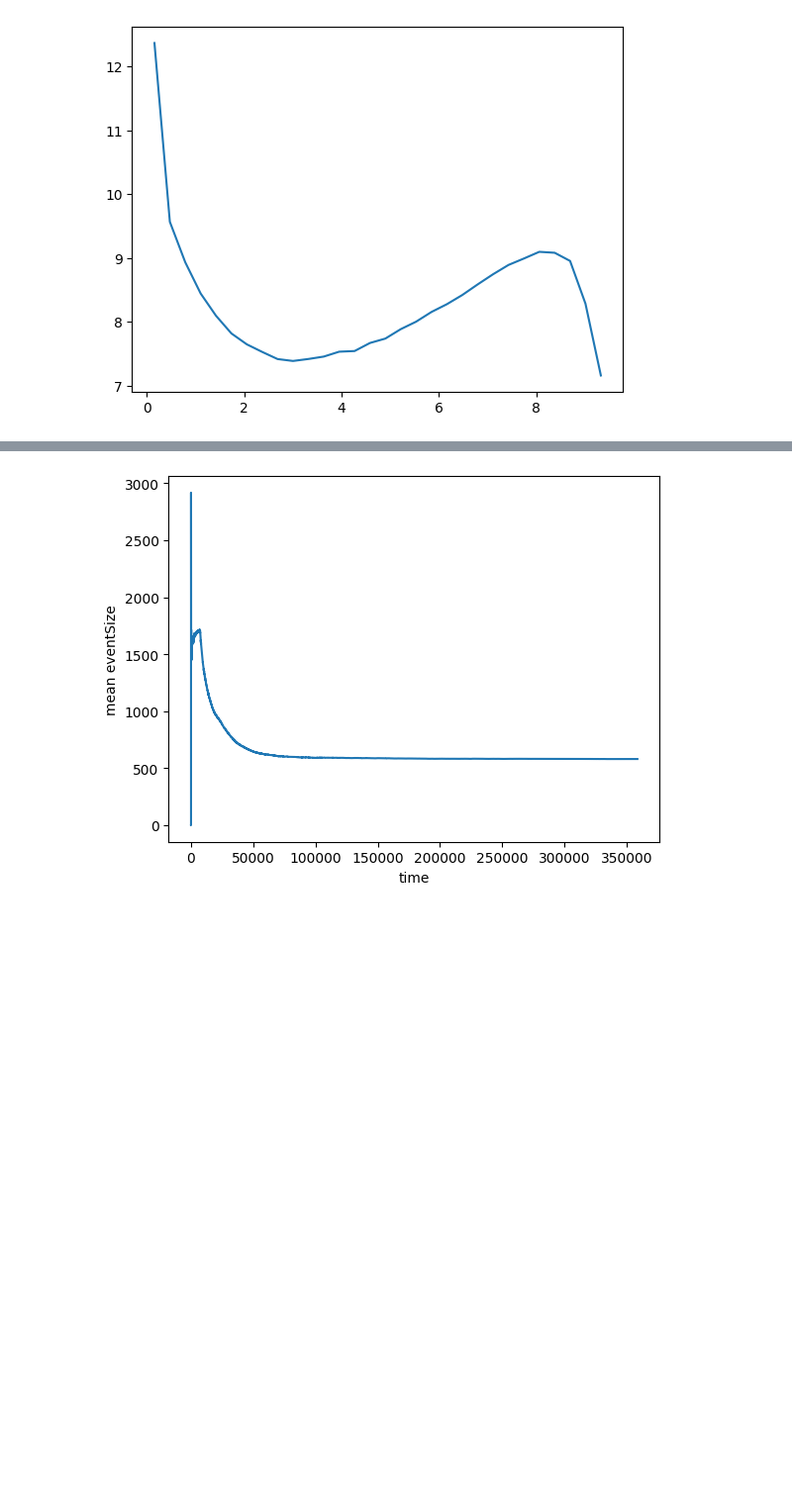
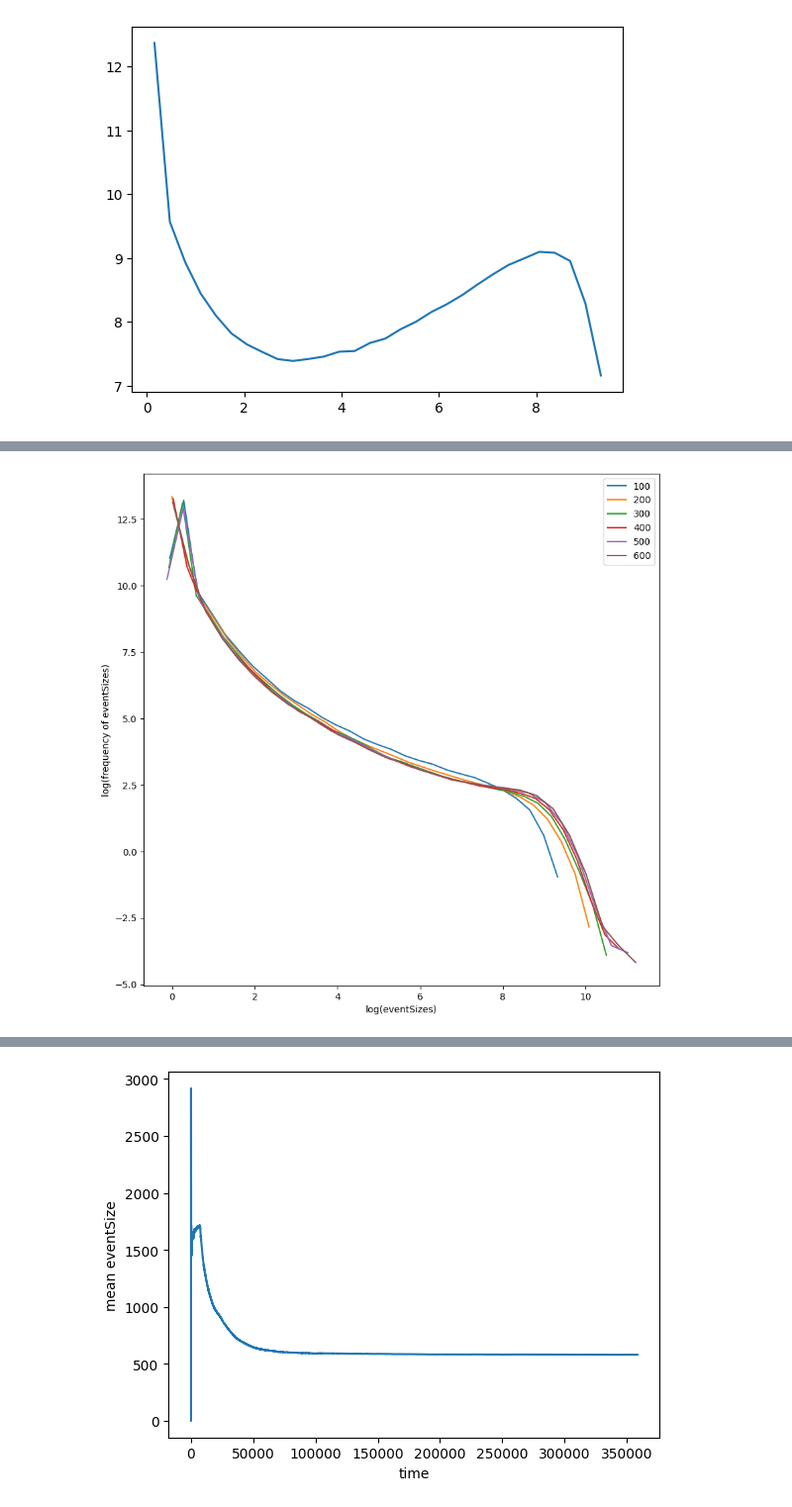
Before and after one commit to alireza-astane/Burridge_Knopoff_Model, a Jupyter notebook: BK_model/BKMoldel.ipynb, the cells around one changed output, grey strips where cells are left out. Shown at 99% size. Drawn from its saved outputs; the diff is of its cells as text; code cells hidden in the pictures; blank space fills up the shorter version.

```diff
--- a/BK_model/BKMoldel.ipynb
+++ b/BK_model/BKMoldel.ipynb
@@ -232,22 +266,79 @@ eventsSizes = torch.load("eventsSizes_100.pt")
 
 # plt.title("log(frequency of eventSizes) vs log(eventSizes) for independent sampling")
 
-bins = 50
-freq1,size1 = np.histogram((eventsSizes100).cpu(),bins=bins)
-freq2,size2 = np.histogram((eventsSizes200).cpu(),bins=bins)
-freq3,size3 = np.histogram((eventsSizes300).cpu(),bins=bins)
-freq4,size4 = np.histogram((eventsSizes400).cpu(),bins=bins)
-freq5,size5 = np.histogram((eventsSizes500).cpu(),bins=bins)
-freq6,size6 = np.histogram((eventsSizes600).cpu(),bins=bins)
+nbins = 50
+
+bins1 = np.logspace(np.log10(eventsSizes100.cpu()[eventsSizes100.cpu()   > 0].min()),np.log10((eventsSizes100.cpu().max())),nbins)
+bins2 = np.logspace(np.log10(eventsSizes200.cpu()[eventsSizes200.cpu()   > 0].min()),np.log10((eventsSizes200.cpu().max())),nbins)
+bins3 = np.logspace(np.log10(eventsSizes300.cpu()[eventsSizes300.cpu()   > 0].min()),np.log10((eventsSizes300.cpu().max())),nbins)
+bins4 = np.logspace(np.log10(eventsSizes400.cpu()[eventsSizes400.cpu()   > 0].min()),np.log10((eventsSizes400.cpu().max())),nbins)
+bins5 = np.logspace(np.log10(eventsSizes500.cpu()[eventsSizes500.cpu()   > 0].min()),np.log10((eventsSizes500.cpu().max())),nbins)
+bins6 = np.logspace(np.log10(eventsSizes600.cpu()[eventsSizes600.cpu()   > 0].min()),np.log10((eventsSizes600.cpu().max())),nbins)
 
 
-plt.plot(size1[:-1],freq1)
-plt.plot(size2[:-1],freq2)
-plt.plot(size3[:-1],freq3)
-plt.plot(size4[:-1],freq4)
-plt.plot(size5[:-1],freq5)
-plt.plot(size6[:-1],freq6)
+freq1,size1 = np.histogram((eventsSizes100+1).cpu(),bins=bins1)
+freq2,size2 = np.histogram((eventsSizes200+1).cpu(),bins=bins2)
+freq3,size3 = np.histogram((eventsSizes300+1).cpu(),bins=bins3)
+freq4,size4 = np.histogram((eventsSizes400+1).cpu(),bins=bins4)
+freq5,size5 = np.histogram((eventsSizes500+1).cpu(),bins=bins5)
+freq6,size6 = np.histogram((eventsSizes600+1).cpu(),bins=bins6)
+
+
+
+bins_size1 = (size1 - np.roll(size1,1))[1:]
+bins_size2 = (size2 - np.roll(size2,1))[1:]
+bins_size3 = (size3 - np.roll(size3,1))[1:]
+bins_size4 = (size4 - np.roll(size4,1))[1:]
+bins_size5 = (size5 - np.roll(size5,1))[1:]
+bins_size6 = (size6 - np.roll(size6,1))[1:]
+
+
+freq1 = freq1 / bins_size1
+freq2 = freq2 / bins_size2
+freq3 = freq3 / bins_size3
+freq4 = freq4 / bins_size4
+freq5 = freq5 / bins_size5
+freq6 = freq6 / bins_size6
+
+
+size1 = (size1[1:] + size1[:-1])/2
+size2 = (size2[1:] + size2[:-1])/2
+size3 = (size3[1:] + size3[:-1])/2
+size4 = (size4[1:] + size4[:-1])/2
+size5 = (size5[1:] + size5[:-1])/2
+size6 = (size6[1:] + size6[:-1])/2
+
+
+
+
+
+
+# plt.plot(size1[:-1],freq1)
+# plt.plot(size2[:-1],freq2)
+# plt.plot(size3[:-1],freq3)
+# plt.plot(size4[:-1],freq4)
+# plt.plot(size5[:-1],freq5)
+# plt.plot(size6[:-1],freq6)
 
 # plt.xlim((np.exp(9),np.exp(9.5)))
 # plt.ylim((0,1000))
+
+
+plt.figure(figsize=(10,10))
+
+exponent = 0
+plt.plot(np.log(size1[freq1>0]),np.log(freq1[freq1>0])*100**exponent)
+plt.plot(np.log(size2[freq2>0]),np.log(freq2[freq2>0])*200**exponent)
+plt.plot(np.log(size3[freq3>0]),np.log(freq3[freq3>0])*300**exponent)
+plt.plot(np.log(size4[freq4>0]),np.log(freq4[freq4>0])*400**exponent)
+plt.plot(np.log(size5[freq5>0]),np.log(freq5[freq5>0])*500**exponent)
+plt.plot(np.log(size6[freq6>0]),np.log(freq6[freq6>0])*600**exponent)
+
+
+
+plt.xlabel("log(eventSizes)")
+plt.ylabel("log(frequency of eventSizes)")
+plt.legend([100,200,300,400,500,600])
+
+# plt.savefig("fig1_1.png")
 # %% [output]
@@ -254,0 +346 @@ RuntimeError: Attempting to deserialize object on a CUDA device but torch.cuda.i
+[figure, added]
```
Also changed, not shown: parts of 13 cells of this notebook.
